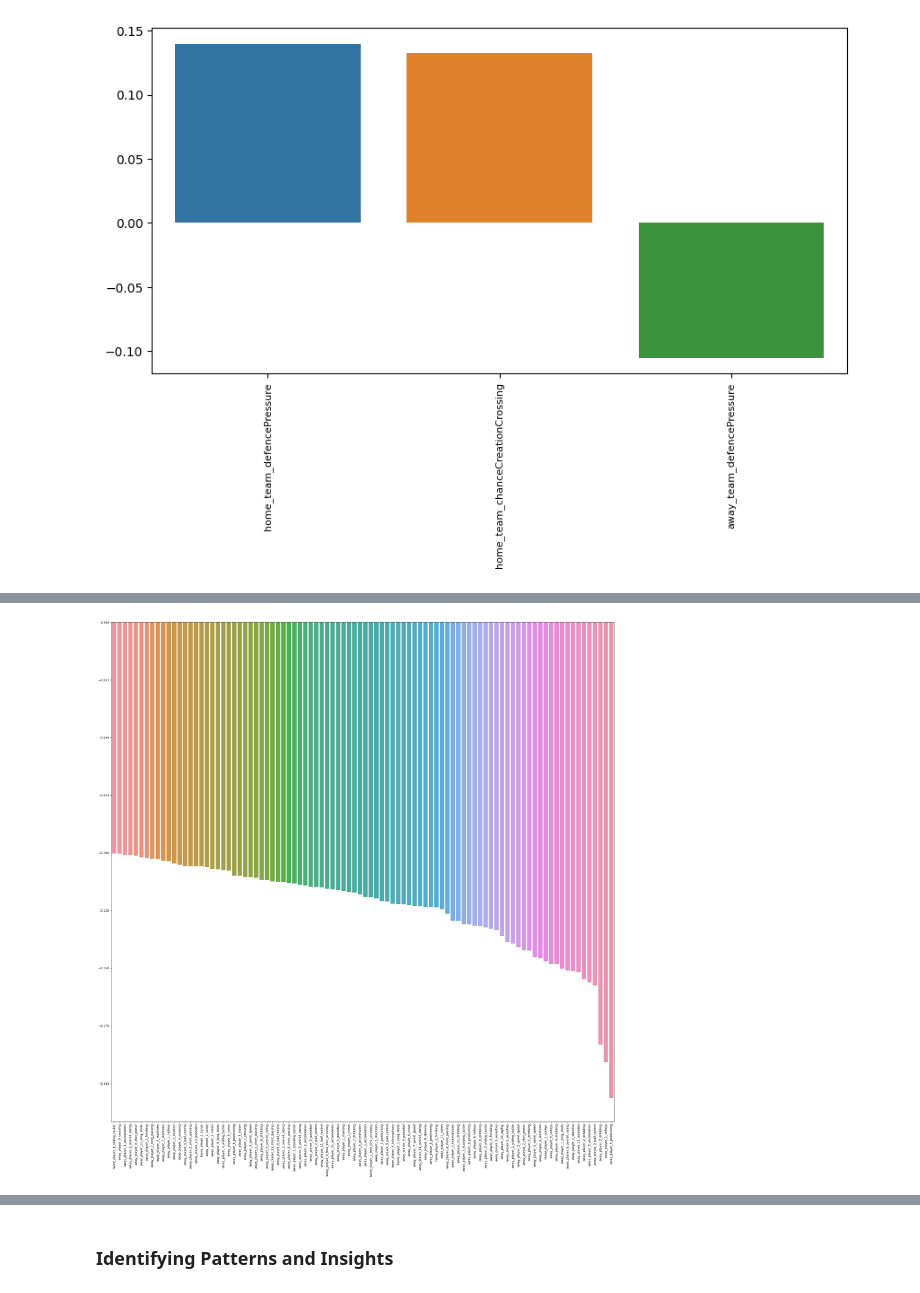
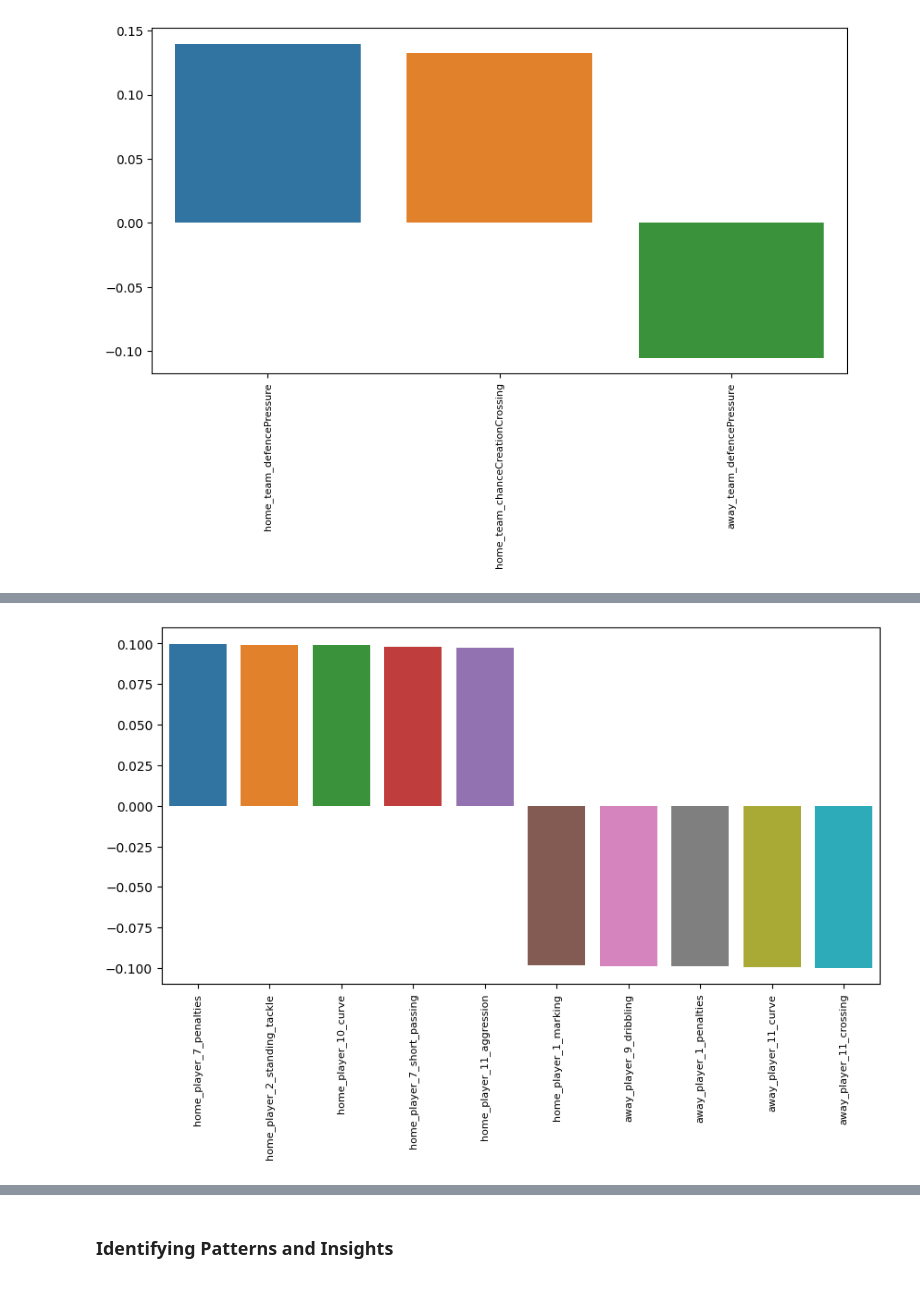
Before and after one commit to arditluzi1/DoppExercise2, a Jupyter notebook: notebooks/match_outcome.ipynb, the cells around one changed output, grey strips where cells are left out. Drawn from its saved outputs; the diff is of its cells as text; code cells hidden in the pictures.

```diff
--- a/notebooks/match_outcome.ipynb
+++ b/notebooks/match_outcome.ipynb
@@ -1067,9 +1076,9 @@ plt.show()
 # %%
-# plot the highest correlations of the player attributes dataframe with the outcome column where the values are positive
-# decrease the label size
+# plot the highest correlations of the player attributes dataframe with the outcome column where the values are negative while decrease the label size and take 5 first and 5 last correlations
 plt.rc('xtick', labelsize=10)
-plt.figure(figsize=(30, 30))
-sns.barplot(x=desc_player['high_corr_outcome'][desc_player['high_corr_outcome'] > 0].index, y=desc_player['high_corr_outcome'][desc_player['high_corr_outcome'] > 0].values)
+plt.figure(figsize=(10, 5))
+player_high_corr_outcome = desc_player['high_corr_outcome'].iloc[0:5].append(desc_player['high_corr_outcome'].iloc[-5:])
+sns.barplot(x=player_high_corr_outcome.index, y=player_high_corr_outcome.values)
 plt.xticks(rotation=90)
 plt.show()
 # %% [output]
@@ -1077,10 +1086,10 @@ plt.show()
 # %%
-# plot the highest correlations of the player attributes dataframe with the outcome column where the values are negative
-# decrease the label size
-plt.rc('xtick', labelsize=10)
-plt.figure(figsize=(30, 30))
-sns.barplot(x=desc_player['high_corr_outcome'][desc_player['high_corr_outcome'] < 0].index, y=desc_player['high_corr_outcome'][desc_player['high_corr_outcome'] < 0].values)
+# draw graph of the least important features with the outcome column for positive values
+plt.rc('xtick', labelsize=8)
+plt.figure(figsize=(10, 5))
+player_low_corr_outcome = desc_player['low_corr_outcome'].iloc[0:5].append(desc_player['low_corr_outcome'].iloc[-5:])
+sns.barplot(x=player_low_corr_outcome.index, y=player_low_corr_outcome.values)
 plt.xticks(rotation=90)
 plt.show()
 # %% [output]
-[figure, old version]
+[figure, new version]
```
Also changed, not shown: parts of 36 cells of this notebook.
